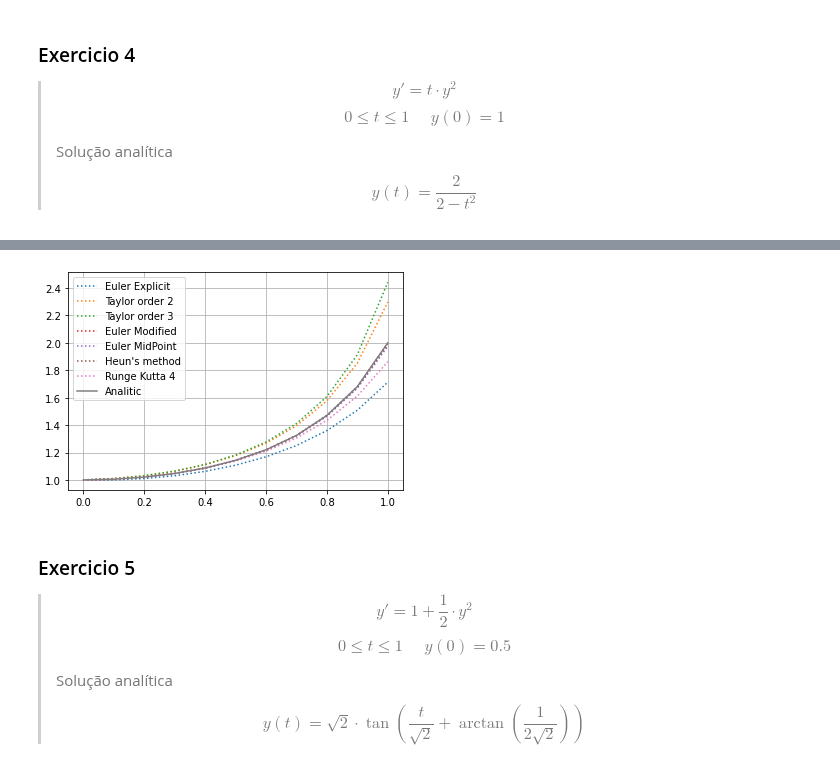
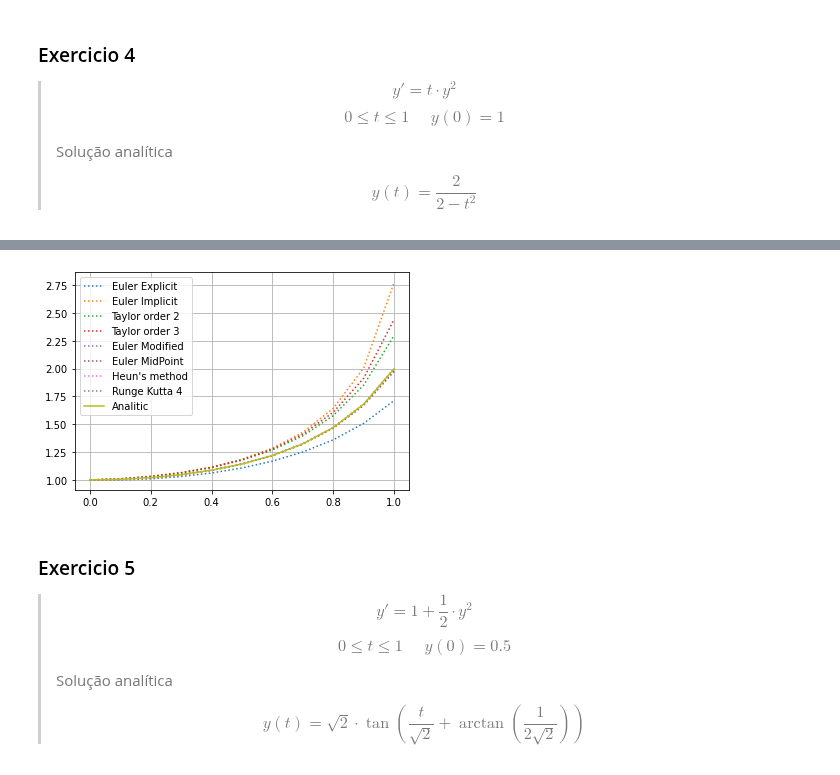
Before and after one commit to carlos-adir/UnB-Courses, a Jupyter notebook: mntf/trabalho2.ipynb, the cells around one changed output, grey strips where cells are left out. Drawn from its saved outputs; the diff is of its cells as text; code cells hidden in the pictures.

```diff
--- a/mntf/trabalho2.ipynb
+++ b/mntf/trabalho2.ipynb
@@ -129,19 +354,23 @@ plt.show()
 # %%
 npts = 11
 ts = np.linspace(1, 2, npts)
-y0 = 2
+y0, h = 2, ts[1]-ts[0]
 f = lambda t, y: 1 + y/t
 f_ = lambda t, y: 1/t
 f__ = lambda t, y: -1/t**2
 w_eulexp, _ = eulerexplicit(f, y0, ts)
+w_eulimp = y0*np.ones(len(ts), dtype="float64")
+for i in range(npts-1):
+    w_eulimp[i+1] = (ts[i+1]/ts[i]) * (w_eulimp[i] + h)
 w_tay2, _ = taylormethod([f, f_], y0, ts)
 w_tay3, _ = taylormethod([f, f_, f__], y0, ts)
-w_eulmod, _ = rungekuttamethod(f, y0, ts, order = 1)
-w_eulmid, _ = rungekuttamethod(f, y0, ts, order = 2)
-w_heun, _ = rungekuttamethod(f, y0, ts, order = 3)
-w_rk4, _ = rungekuttamethod(f, y0, ts, order = 4)
+w_eulmod, _ = rungekuttamethod(f, y0, ts, 1)
+w_eulmid, _ = rungekuttamethod(f, y0, ts, 2)
+w_heun, _ = rungekuttamethod(f, y0, ts, 3)
+w_rk4, _ = rungekuttamethod(f, y0, ts, 4)
 yanalitic = ts * np.log(ts) + 2*ts
 plt.plot(ts, w_eulexp, ls="dotted", label="Euler Explicit")
+plt.plot(ts, w_eulimp, ls="dotted", label="Euler Implicit")
 plt.plot(ts, w_tay2, ls="dotted", label="Taylor order 2")
 plt.plot(ts, w_tay3, ls="dotted", label="Taylor order 3")
 plt.plot(ts, w_eulmod, ls="dotted", label="Euler Modified")
@@ -171,14 +412,18 @@ f = lambda t, y: y * t**2
 f_ = lambda t, y: y * (2*t + t**4)
 f__ = lambda t, y: y * (2 + 6*t**3+t**6)
 w_eulexp, _ = eulerexplicit(f, y0, ts)
+w_eulimp = y0*np.ones(len(ts), dtype="float64")
+for i in range(npts-1):
+    w_eulimp[i+1] = w_eulimp[i]/(1-h*ts[i+1]**2)
 w_tay2, _ = taylormethod([f, f_], y0, ts)
 w_tay3, _ = taylormethod([f, f_, f__], y0, ts)
-w_eulmod, _ = rungekuttamethod(f, y0, ts, order = 1)
-w_eulmid, _ = rungekuttamethod(f, y0, ts, order = 2)
-w_heun, _ = rungekuttamethod(f, y0, ts, order = 3)
-w_rk4, _ = rungekuttamethod(f, y0, ts, order = 4)
+w_eulmod, _ = rungekuttamethod(f, y0, ts, 1)
+w_eulmid, _ = rungekuttamethod(f, y0, ts, 2)
+w_heun, _ = rungekuttamethod(f, y0, ts, 3)
+w_rk4, _ = rungekuttamethod(f, y0, ts, 4)
 yanalitic = np.exp(ts**3/3)
 plt.plot(ts, w_eulexp, ls="dotted", label="Euler Explicit")
+plt.plot(ts, w_eulimp, ls="dotted", label="Euler Implicit")
 plt.plot(ts, w_tay2, ls="dotted", label="Taylor order 2")
 plt.plot(ts, w_tay3, ls="dotted", label="Taylor order 3")
 plt.plot(ts, w_eulmod, ls="dotted", label="Euler Modified")
@@ -203,31 +477,35 @@ plt.show()
 # %%
 npts = 11
 ts = np.linspace(0, 1, npts)
-y0 = 1
+y0, h = 1, ts[1]-ts[0]
 f = lambda t, y: t*y**2
 f_ = lambda t, y: y**2 * (1 + 2*y*t**2)
 f__ = lambda t, y: 6*t*y**3 * (1+y*t**2)
 w_eulexp, _ = eulerexplicit(f, y0, ts)
+w_eulimp = y0*np.ones(len(ts), dtype="float64")
+for i in range(npts-1):
+    w_eulimp[i+1] = (1-np.sqrt(1-4*h*ts[i+1] * w_eulimp[i]))/(2*h*ts[i+1])
 w_tay2, _ = taylormethod([f, f_], y0, ts)
 w_tay3, _ = taylormethod([f, f_, f__], y0, ts)
-w_eulmod, _ = rungekuttamethod(f, y0, ts, order = 1)
-w_eulmid, _ = rungekuttamethod(f, y0, ts, order = 2)
-w_heun, _ = rungekuttamethod(f, y0, ts, order = 3)
-w_rk4, _ = rungekuttamethod(f, y0, ts, order = 4)
+w_eulmod, _ = rungekuttamethod(f, y0, ts, 1)
+w_eulmid, _ = rungekuttamethod(f, y0, ts, 2)
+w_heun, _ = rungekuttamethod(f, y0, ts, 3)
+w_rk4, _ = rungekuttamethod(f, y0, ts, 4)
 yanalitic = 2/(2-ts**2)
 plt.plot(ts, w_eulexp, ls="dotted", label="Euler Explicit")
+plt.plot(ts, w_eulimp, ls="dotted", label="Euler Implicit")
 plt.plot(ts, w_tay2, ls="dotted", label="Taylor order 2")
 plt.plot(ts, w_tay3, ls="dotted", label="Taylor order 3")
 plt.plot(ts, w_eulmod, ls="dotted", label="Euler Modified")
 plt.plot(ts, w_eulmid, ls="dotted", label="Euler MidPoint")
 plt.plot(ts, w_heun, ls="dotted", label="Heun's method")
 plt.plot(ts, w_rk4, ls="dotted", label="Runge Kutta 4")
 plt.plot(ts, yanalitic, label="Analitic")
 plt.legend()
 plt.grid()
 plt.show()
 # %% [output]
-[figure, old version]
+[figure, new version]
 # %% [markdown]
 ### Exercicio 5
 
```
Also changed, not shown: parts of 19 cells of this notebook.
